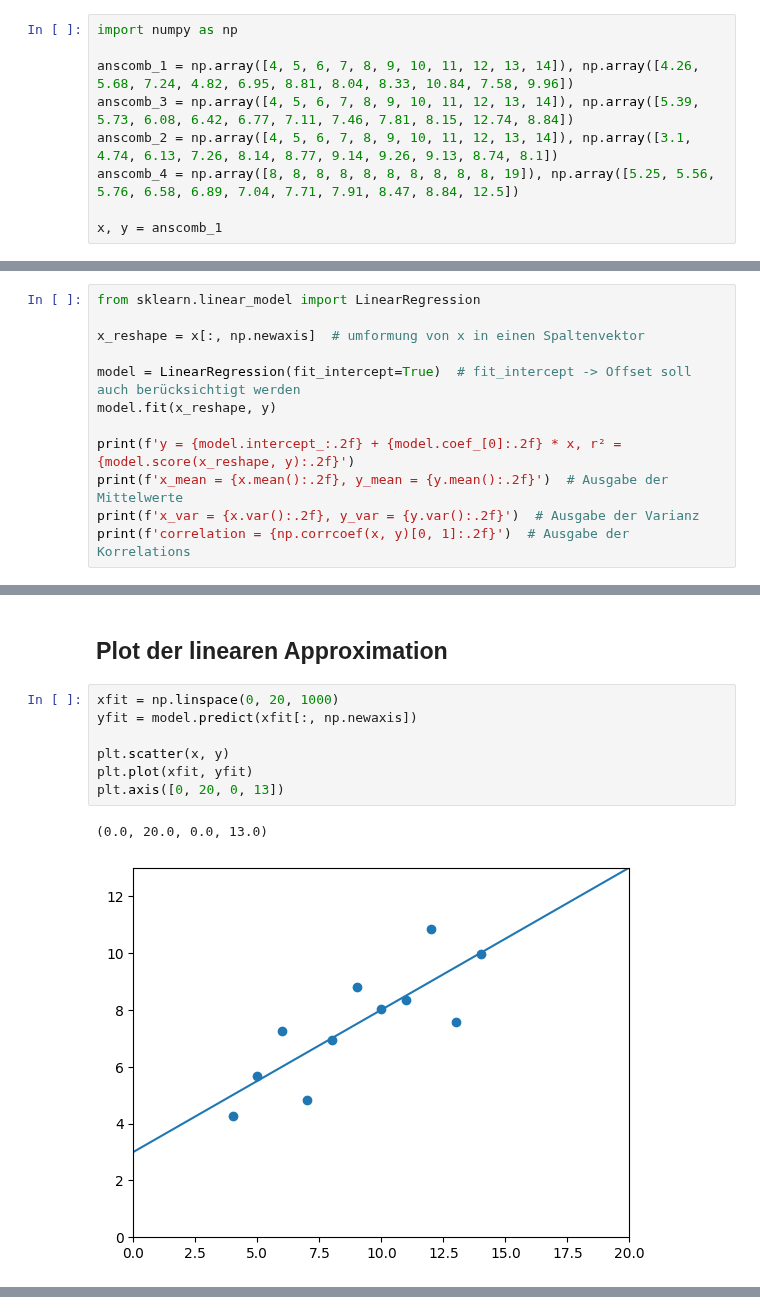
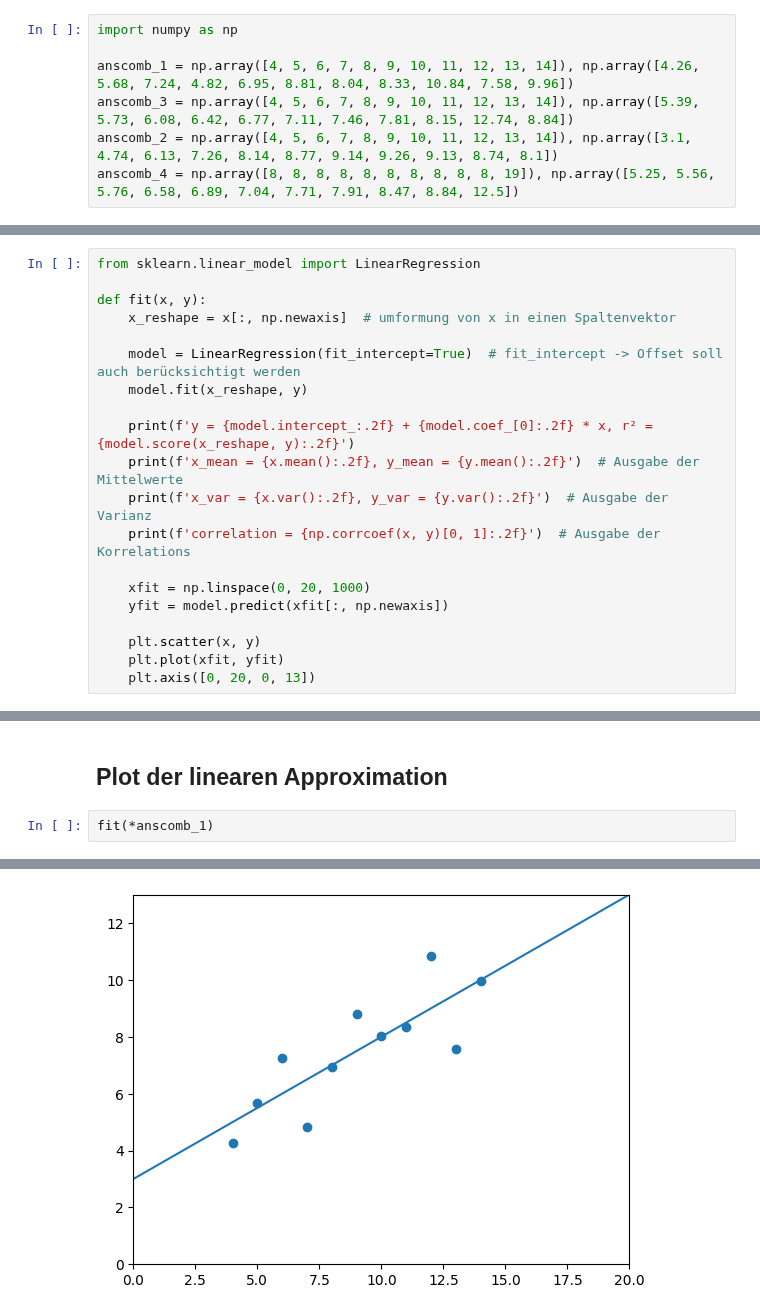
Before and after one commit to semiversus/aestatic, a Jupyter notebook: content/wdic/maschinelles_lernen/lineare_regression.ipynb, the cells around one changed output, grey strips where cells are left out. Cells and saved outputs as stored; diff of their text form.

```diff
--- a/content/wdic/maschinelles_lernen/lineare_regression.ipynb
+++ b/content/wdic/maschinelles_lernen/lineare_regression.ipynb
@@ -10,8 +10,6 @@ anscomb_1 = np.array([4, 5, 6, 7, 8, 9, 10, 11, 12, 13, 14]), np.array([4.26, 5.
 anscomb_3 = np.array([4, 5, 6, 7, 8, 9, 10, 11, 12, 13, 14]), np.array([5.39, 5.73, 6.08, 6.42, 6.77, 7.11, 7.46, 7.81, 8.15, 12.74, 8.84])
 anscomb_2 = np.array([4, 5, 6, 7, 8, 9, 10, 11, 12, 13, 14]), np.array([3.1, 4.74, 6.13, 7.26, 8.14, 8.77, 9.14, 9.26, 9.13, 8.74, 8.1])
 anscomb_4 = np.array([8, 8, 8, 8, 8, 8, 8, 8, 8, 8, 19]), np.array([5.25, 5.56, 5.76, 6.58, 6.89, 7.04, 7.71, 7.91, 8.47, 8.84, 12.5])
-
-x, y = anscomb_1
 # %% [markdown]
 ## Darstellung des Datensatzes
 # %%
@@ -30,12 +30,20 @@ Frage: Wie können wir eine Gerade fitten?
 # %%
 from sklearn.linear_model import LinearRegression
 
-x_reshape = x[:, np.newaxis]  # umformung von x in einen Spaltenvektor
+def fit(x, y):
+    x_reshape = x[:, np.newaxis]  # umformung von x in einen Spaltenvektor
 
-model = LinearRegression(fit_intercept=True)  # fit_intercept -> Offset soll auch berücksichtigt werden
-model.fit(x_reshape, y)
+    model = LinearRegression(fit_intercept=True)  # fit_intercept -> Offset soll auch berücksichtigt werden
+    model.fit(x_reshape, y)
 
-print(f'y = {model.intercept_:.2f} + {model.coef_[0]:.2f} * x, r² = {model.score(x_reshape, y):.2f}')
-print(f'x_mean = {x.mean():.2f}, y_mean = {y.mean():.2f}')  # Ausgabe der Mittelwerte
-print(f'x_var = {x.var():.2f}, y_var = {y.var():.2f}')  # Ausgabe der Varianz
-print(f'correlation = {np.corrcoef(x, y)[0, 1]:.2f}')  # Ausgabe der Korrelations
+    print(f'y = {model.intercept_:.2f} + {model.coef_[0]:.2f} * x, r² = {model.score(x_reshape, y):.2f}')
+    print(f'x_mean = {x.mean():.2f}, y_mean = {y.mean():.2f}')  # Ausgabe der Mittelwerte
+    print(f'x_var = {x.var():.2f}, y_var = {y.var():.2f}')  # Ausgabe der Varianz
+    print(f'correlation = {np.corrcoef(x, y)[0, 1]:.2f}')  # Ausgabe der Korrelations
+
+    xfit = np.linspace(0, 20, 1000)
+    yfit = model.predict(xfit[:, np.newaxis])
+
+    plt.scatter(x, y)
+    plt.plot(xfit, yfit)
+    plt.axis([0, 20, 0, 13])
@@ -47,12 +50,5 @@ correlation = 0.82
 # %% [markdown]
 ## Plot der linearen Approximation
-# %%
-xfit = np.linspace(0, 20, 1000)
-yfit = model.predict(xfit[:, np.newaxis])
-
-plt.scatter(x, y)
-plt.plot(xfit, yfit)
-plt.axis([0, 20, 0, 13])
-# %% [output]
-(0.0, 20.0, 0.0, 13.0)
-[figure, removed]
+# %%
+fit(*anscomb_1)
+# %% [output]
@@ -58,0 +59 @@ plt.axis([0, 20, 0, 13])
+[figure, added]
```
Also changed, not shown: parts of 12 cells of this notebook, 4 other files.
